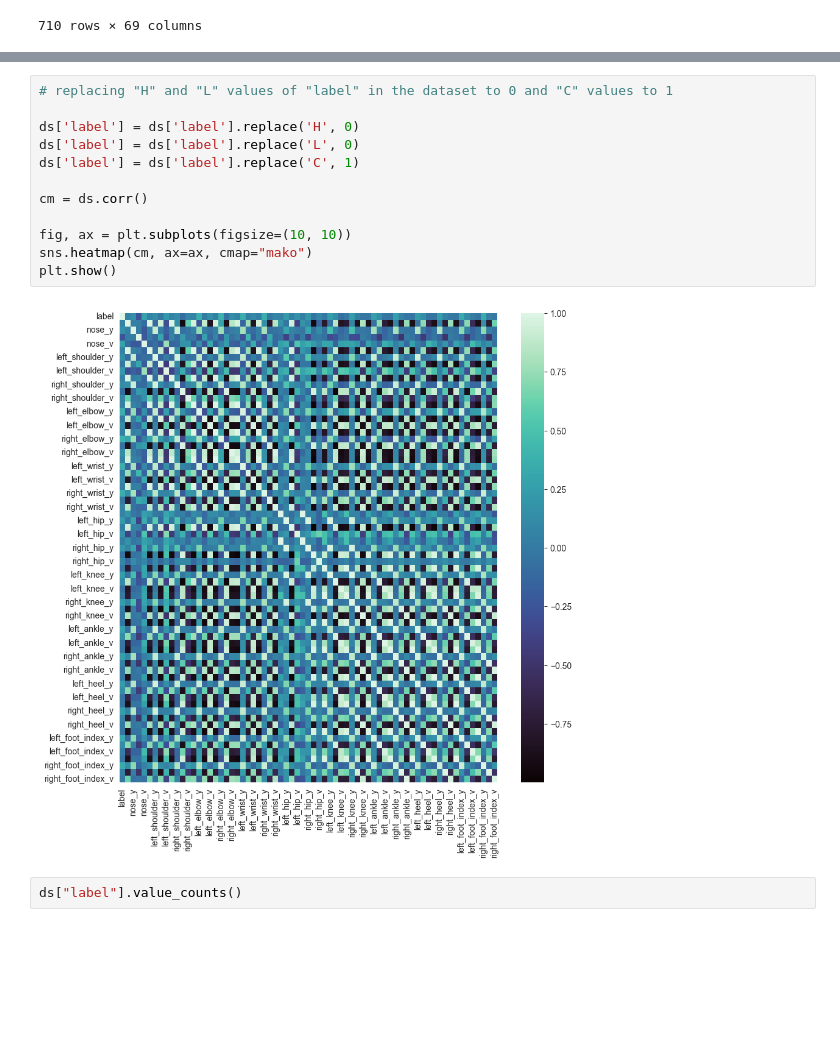
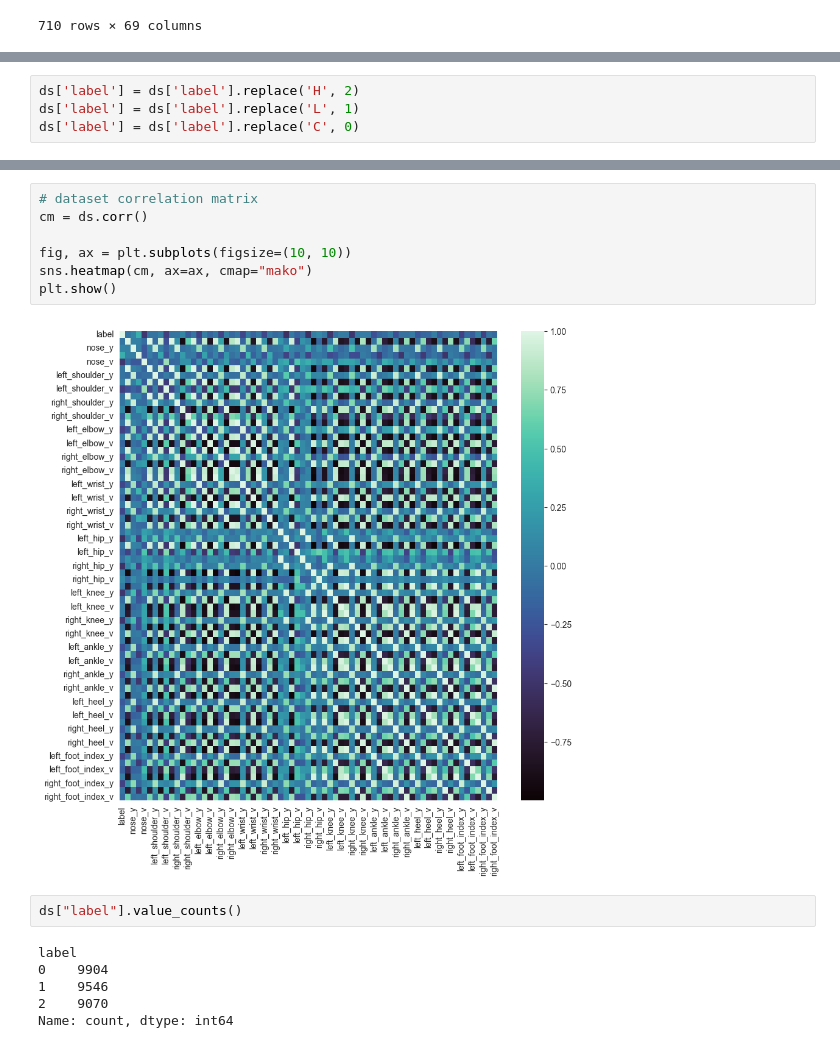
Before and after one commit to Defeeeee/FormAI-ML, a Jupyter notebook: Model-scikit/main.ipynb, the cells around one changed output, grey strips where cells are left out. Drawn from its saved outputs; the diff is of its cells as text; blank space fills up the shorter version.

```diff
--- a/Model-scikit/main.ipynb
+++ b/Model-scikit/main.ipynb
@@ -74,0 +60,4 @@ IMPORTANT_LMS = [
+# %%
+ds['label'] = ds['label'].replace('H', 2)
+ds['label'] = ds['label'].replace('L', 1)
+ds['label'] = ds['label'].replace('C', 0)
@@ -77,17 +88,18 @@ ds.columns
 # %%
-# replacing "H" and "L" values of "label" in the dataset to 0 and "C" values to 1
-
-ds['label'] = ds['label'].replace('H', 0)
-ds['label'] = ds['label'].replace('L', 0)
-ds['label'] = ds['label'].replace('C', 1)
-
+# dataset correlation matrix
 cm = ds.corr()
 
 fig, ax = plt.subplots(figsize=(10, 10))
 sns.heatmap(cm, ax=ax, cmap="mako")
 plt.show()
 # %% [output]
-[figure, old version]
+[figure, new version]
 # %%
 ds["label"].value_counts()
+# %% [output]
+label
+0    9904
+1    9546
+2    9070
+Name: count, dtype: int64
 # %%
```
Also changed, not shown: parts of 22 cells of this notebook.
